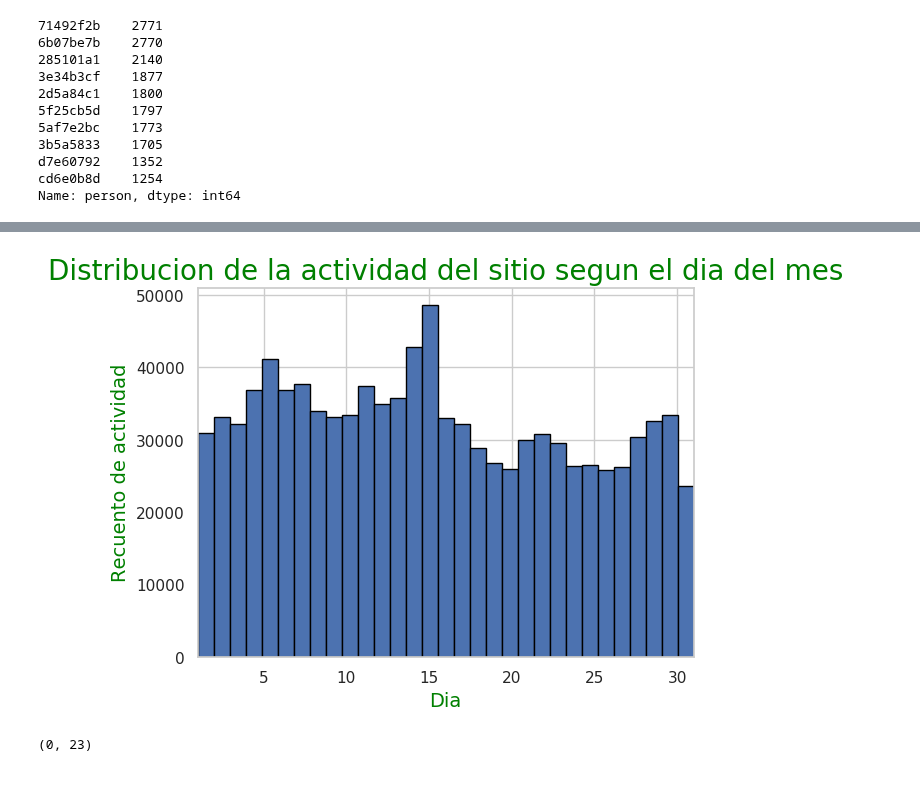
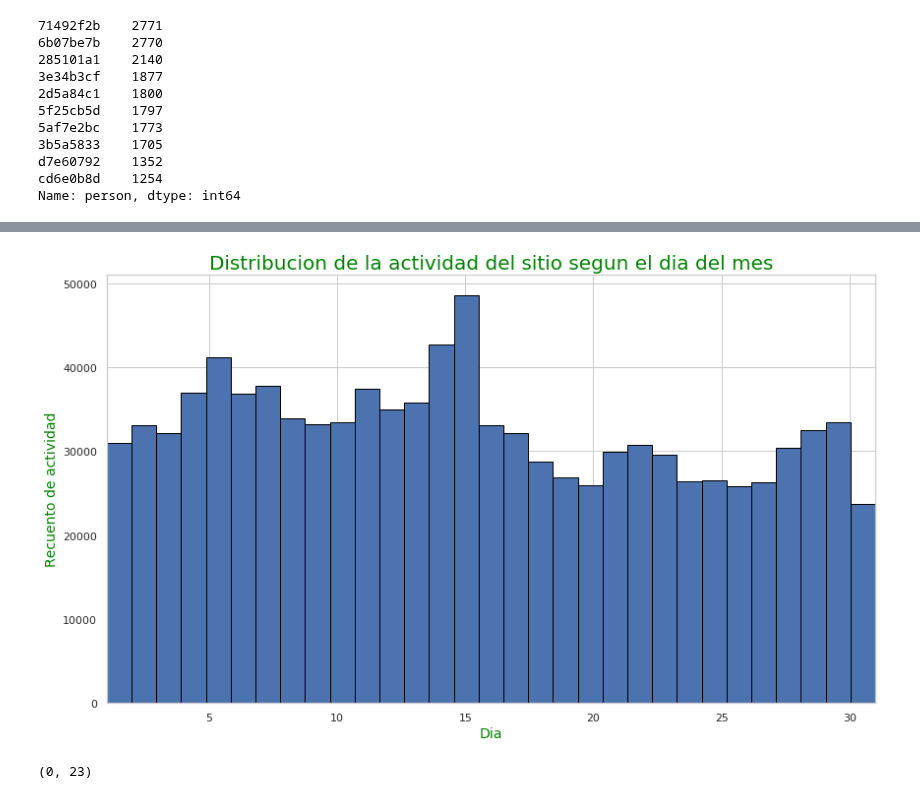
Before and after one commit to Blaz77/DatosReloaded, a Jupyter notebook: TP1/Exploracion_Trocafone.ipynb, the cells around one changed output, grey strips where cells are left out. Drawn from its saved outputs; the diff is of its cells as text; code cells hidden in the pictures.

```diff
--- a/TP1/Exploracion_Trocafone.ipynb
+++ b/TP1/Exploracion_Trocafone.ipynb
@@ -187,20 +188,18 @@ monthPlot.set_ylabel('Actividad', color = 'green', fontsize = 13);
 # %%
 #Distribucion de la actidad del sitio segun el dia de la semana
 fig = plt.figure()
 daysPlot = fig.add_subplot(111)
 plt.title('Distribucion de la actividad del sitio segun el dia del mes', fontsize = 20, color = 'green')
 
 daysPlot.set_xlabel('Dia', color = 'green', fontsize = 14)
 
-pd.to_datetime(trocafoneData['date']).dt.day.hist(bins = 31, edgecolor = 'black')
+pd.to_datetime(trocafoneData['date']).dt.day.hist(figsize=(14,8), bins = 31, edgecolor = 'black')
 
-#pd.to_datetime(trocafoneData['date']).dt.day.plot.kde(ax = daysPlot, secondary_y=True, color = 'Blue')
 daysPlot.set_ylabel('Recuento de actividad', color = 'green', fontsize = 14)
-#daysPlot.set_ylabel('Frecuencia', color = 'lightcoral', fontsize = 14);
 daysPlot.set_xlim(1, 31 )
 plt.show()
 # %% [output]
-[figure, old version]
+[figure, new version]
 # %%
 #Distribucion de la actidad del sitio segun la hora del dia
 hoursPlot = pd.to_datetime(trocafoneData['timestamp']).dt.hour.hist(figsize=(14,8), bins = 24, edgecolor = 'black')
```
Also changed, not shown: parts of 4 cells of this notebook.
